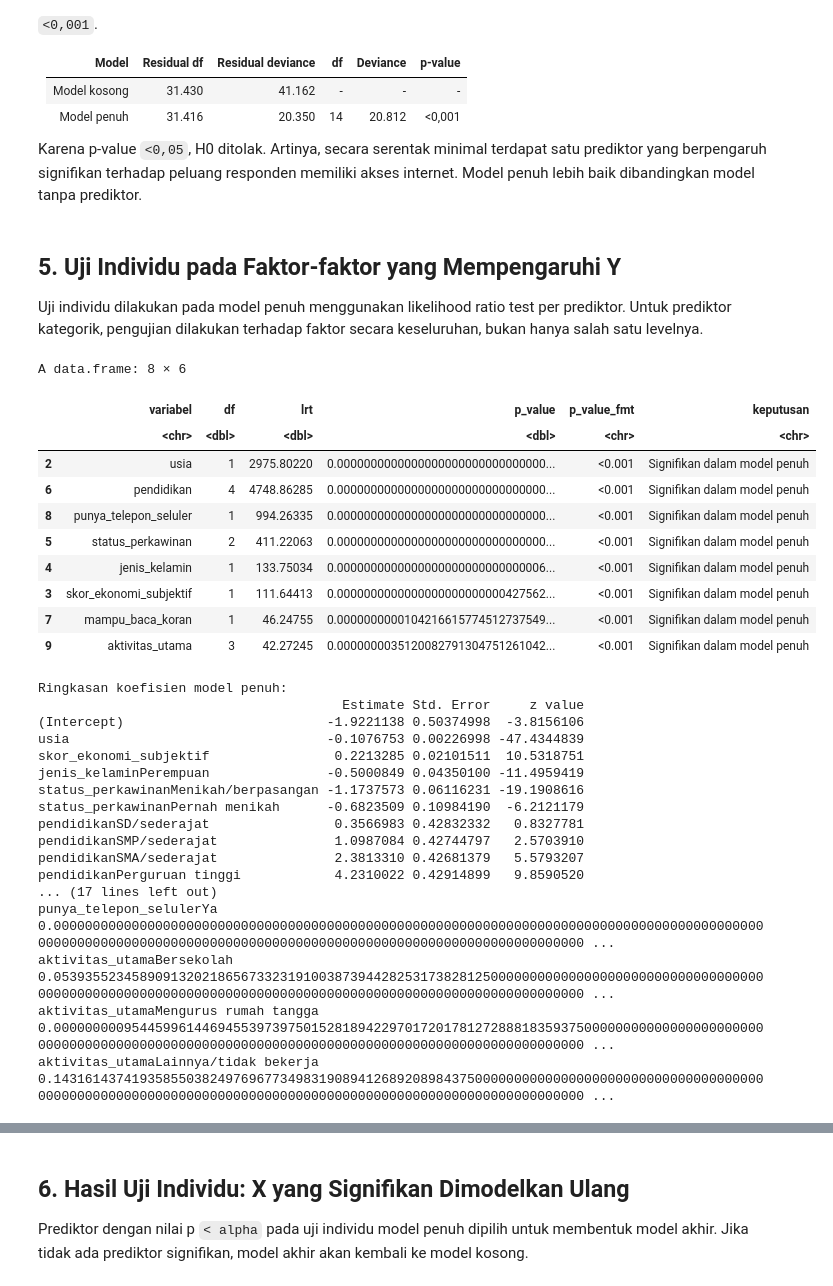
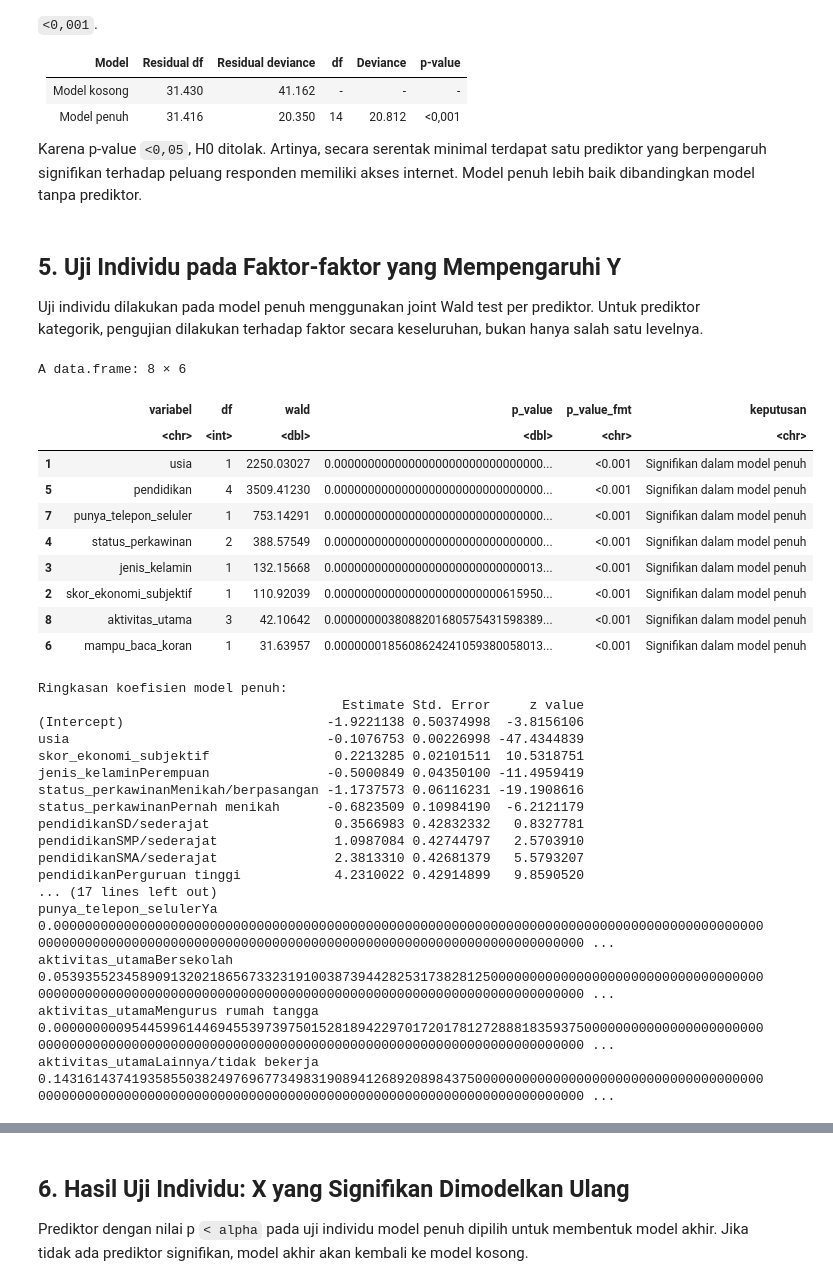
Before and after one commit to wildanjr19/6th-college, a Jupyter notebook: Analisis Data Kategorik/TBP/TBP_Log Reg_Kelompok G.ipynb, the cells around one changed output, grey strips where cells are left out. Saved outputs shown, nothing was run; the diff lists cells and outputs as text; code cells hidden in the pictures.

Commit message:
Implement code changes to enhance functionality and improve performance

```diff
--- a/Analisis Data Kategorik/TBP/TBP_Log Reg_Kelompok G.ipynb
+++ b/Analisis Data Kategorik/TBP/TBP_Log Reg_Kelompok G.ipynb
@@ -498,41 +498,63 @@ Karena p-value `<0,05`, H0 ditolak. Artinya, secara serentak minimal terdapat sa
 # %% [markdown]
 ## 5. Uji Individu pada Faktor-faktor yang Mempengaruhi Y
 
-Uji individu dilakukan pada model penuh menggunakan likelihood ratio test per prediktor. Untuk prediktor kategorik, pengujian dilakukan terhadap faktor secara keseluruhan, bukan hanya salah satu levelnya.
+Uji individu dilakukan pada model penuh menggunakan joint Wald test per prediktor. Untuk prediktor kategorik, pengujian dilakukan terhadap faktor secara keseluruhan, bukan hanya salah satu levelnya.
 # %%
-indiv_lrt <- drop1(model_full, test = "Chisq")
-hasil_individu <- data.frame(
-  variabel = rownames(indiv_lrt),
-  df = indiv_lrt$Df,
-  lrt = indiv_lrt$LRT,
-  p_value = indiv_lrt$`Pr(>Chi)`,
-  row.names = NULL
-)
-hasil_individu <- subset(hasil_individu, variabel != "<none>")
+uji_wald_term <- function(model, term) {
+  X <- model.matrix(model)
+  assign_id <- attr(X, "assign")
+  term_labels <- attr(terms(model), "term.labels")
+  term_id <- match(term, term_labels)
+  coef_names <- colnames(X)[assign_id == term_id]
+
+  beta <- coef(model)[coef_names]
+  beta <- beta[!is.na(beta)]
+  V <- vcov(model)[names(beta), names(beta), drop = FALSE]
+
+  V_inv_beta <- tryCatch(
+    solve(V, beta),
+    error = function(e) qr.solve(V, beta)
+  )
+  wald <- as.numeric(t(beta) %*% V_inv_beta)
+  df <- length(beta)
+  p_value <- pchisq(wald, df = df, lower.tail = FALSE)
+
+  data.frame(
+    variabel = term,
+    df = df,
+    wald = wald,
+    p_value = p_value,
+    row.names = NULL
+  )
+}
+
+hasil_individu <- do.call(rbind, lapply(candidate_predictors, function(x) {
+  uji_wald_term(model_full, x)
+}))
 hasil_individu$p_value_fmt <- fmt_p(hasil_individu$p_value)
 hasil_individu$keputusan <- label_keputusan(
   hasil_individu$p_value,
   alpha,
   reject_text = "Signifikan dalam model penuh",
   keep_text = "Tidak signifikan dalam model penuh"
 )
 
 hasil_individu[order(hasil_individu$p_value), ]
 
 cat("\nRingkasan koefisien model penuh:\n")
 print(coef(summary(model_full)))
 # %% [output]
 A data.frame: 8 × 6
-|  | variabel | df | lrt | p_value | p_value_fmt | keputusan |
-|  | <chr> | <dbl> | <dbl> | <dbl> | <chr> | <chr> |
-| 2 | usia | 1 | 2975.80220 | 0.0000000000000000000000000000000... | <0.001 | Signifikan dalam model penuh |
-| 6 | pendidikan | 4 | 4748.86285 | 0.0000000000000000000000000000000... | <0.001 | Signifikan dalam model penuh |
-| 8 | punya_telepon_seluler | 1 | 994.26335 | 0.0000000000000000000000000000000... | <0.001 | Signifikan dalam model penuh |
-| 5 | status_perkawinan | 2 | 411.22063 | 0.0000000000000000000000000000000... | <0.001 | Signifikan dalam model penuh |
-| 4 | jenis_kelamin | 1 | 133.75034 | 0.0000000000000000000000000000006... | <0.001 | Signifikan dalam model penuh |
-| 3 | skor_ekonomi_subjektif | 1 | 111.64413 | 0.0000000000000000000000000427562... | <0.001 | Signifikan dalam model penuh |
-| 7 | mampu_baca_koran | 1 | 46.24755 | 0.0000000000104216615774512737549... | <0.001 | Signifikan dalam model penuh |
-| 9 | aktivitas_utama | 3 | 42.27245 | 0.0000000035120082791304751261042... | <0.001 | Signifikan dalam model penuh |
+|  | variabel | df | wald | p_value | p_value_fmt | keputusan |
+|  | <chr> | <int> | <dbl> | <dbl> | <chr> | <chr> |
+| 1 | usia | 1 | 2250.03027 | 0.0000000000000000000000000000000... | <0.001 | Signifikan dalam model penuh |
+| 5 | pendidikan | 4 | 3509.41230 | 0.0000000000000000000000000000000... | <0.001 | Signifikan dalam model penuh |
+| 7 | punya_telepon_seluler | 1 | 753.14291 | 0.0000000000000000000000000000000... | <0.001 | Signifikan dalam model penuh |
+| 4 | status_perkawinan | 2 | 388.57549 | 0.0000000000000000000000000000000... | <0.001 | Signifikan dalam model penuh |
+| 3 | jenis_kelamin | 1 | 132.15668 | 0.0000000000000000000000000000013... | <0.001 | Signifikan dalam model penuh |
+| 2 | skor_ekonomi_subjektif | 1 | 110.92039 | 0.0000000000000000000000000615950... | <0.001 | Signifikan dalam model penuh |
+| 8 | aktivitas_utama | 3 | 42.10642 | 0.0000000038088201680575431598389... | <0.001 | Signifikan dalam model penuh |
+| 6 | mampu_baca_koran | 1 | 31.63957 | 0.0000000185608624241059380058013... | <0.001 | Signifikan dalam model penuh |
 Ringkasan koefisien model penuh:
                                        Estimate Std. Error     z value
 (Intercept)                          -1.9221138 0.50374998  -3.8156106
```
Also changed, not shown: parts of 3 cells of this notebook.
